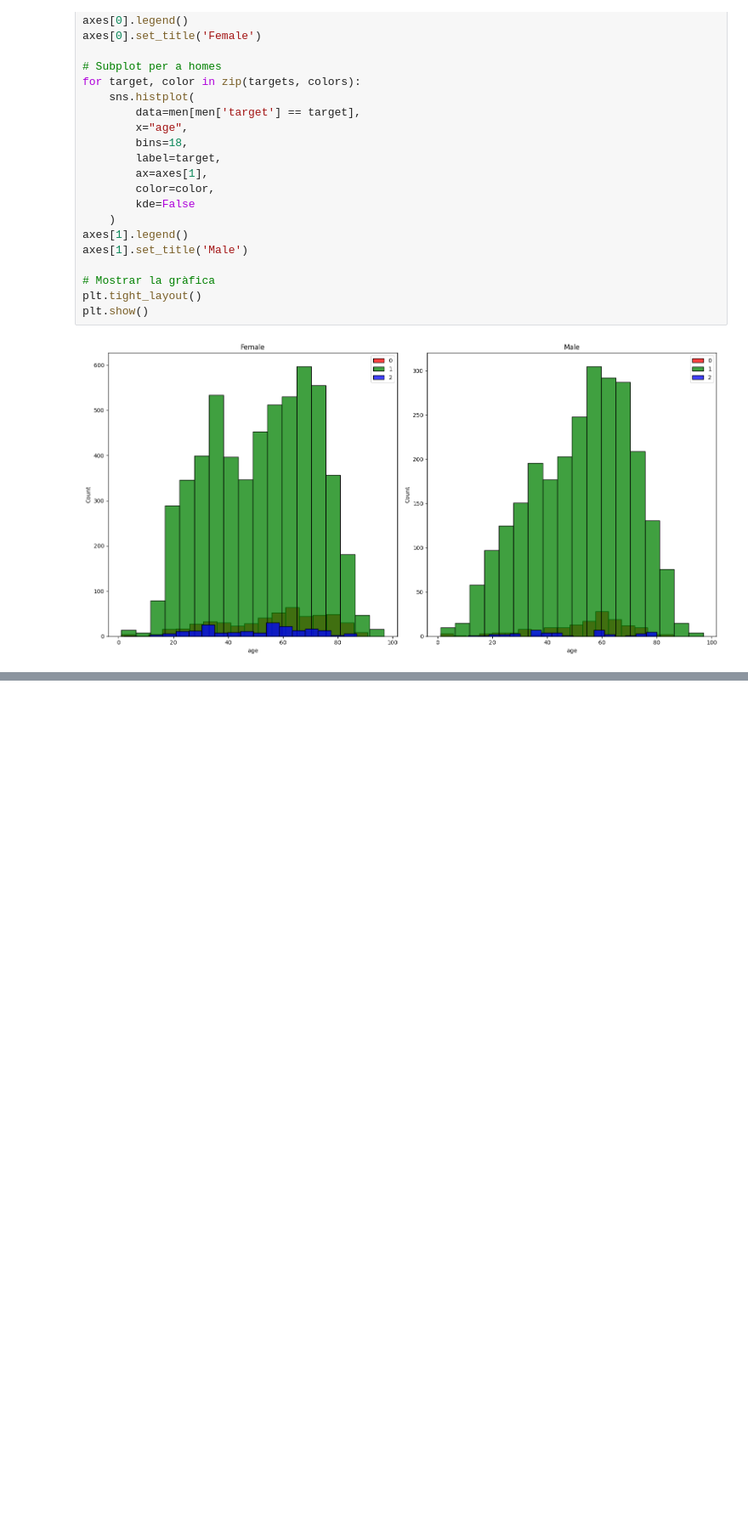
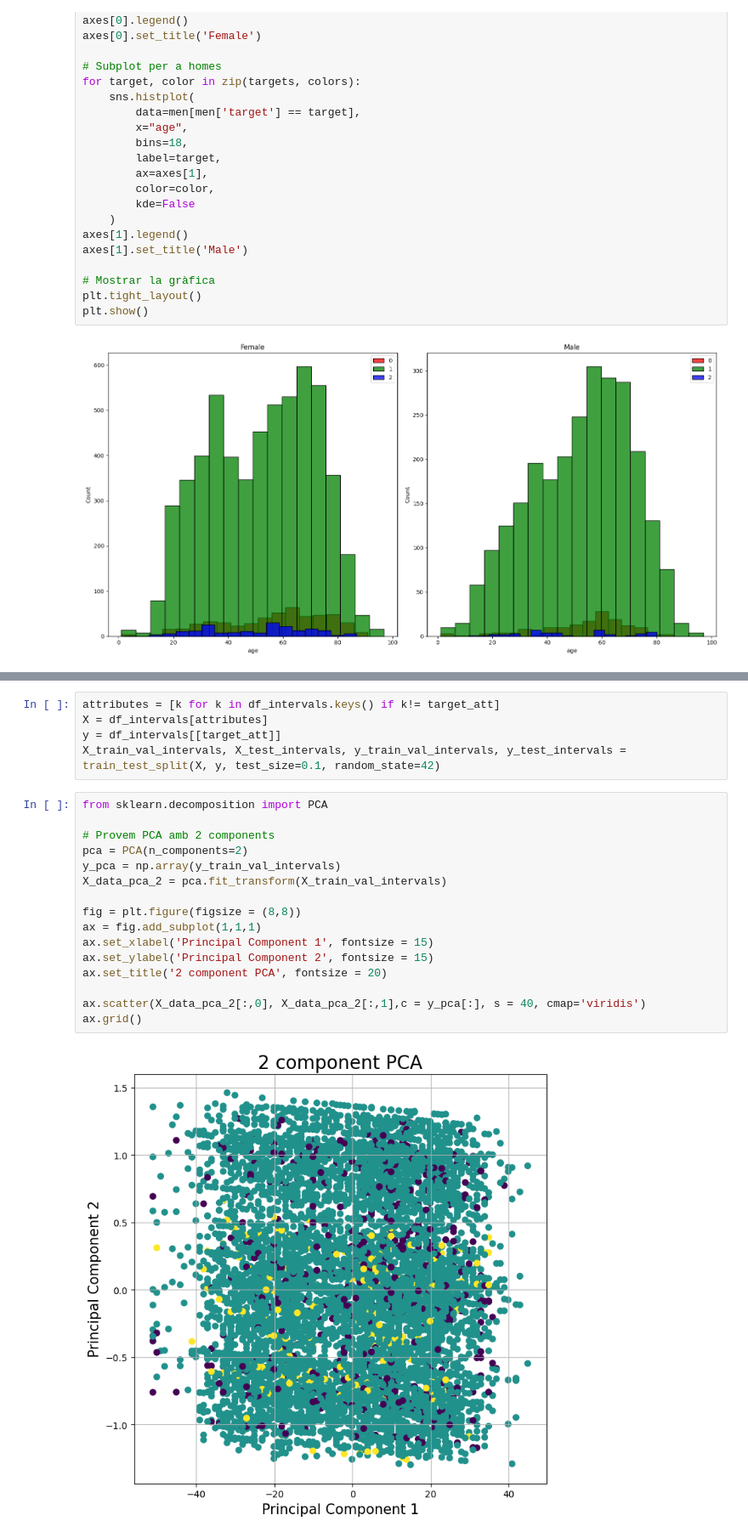
Before and after one commit to NIU1668072/ThyroidDiseaseClassification, a Jupyter notebook: thyroid.ipynb, the cells around one changed output, grey strips where cells are left out. Shown at 85% size. Saved outputs shown, nothing was run; the diff lists cells and outputs as text; blank space fills up the shorter version.

Commit message:
Arreglar errors i df_intervals

```diff
--- a/thyroid.ipynb
+++ b/thyroid.ipynb
@@ -590,0 +639,23 @@ KeyboardInterrupt:
+# %%
+attributes = [k for k in df_intervals.keys() if k!= target_att]
+X = df_intervals[attributes]
+y = df_intervals[[target_att]]
+X_train_val_intervals, X_test_intervals, y_train_val_intervals, y_test_intervals = train_test_split(X, y, test_size=0.1, random_state=42)
+# %%
+from sklearn.decomposition import PCA
+
+# Provem PCA amb 2 components
+pca = PCA(n_components=2)
+y_pca = np.array(y_train_val_intervals)
+X_data_pca_2 = pca.fit_transform(X_train_val_intervals)
+
+fig = plt.figure(figsize = (8,8))
+ax = fig.add_subplot(1,1,1)
+ax.set_xlabel('Principal Component 1', fontsize = 15)
+ax.set_ylabel('Principal Component 2', fontsize = 15)
+ax.set_title('2 component PCA', fontsize = 20)
+
+ax.scatter(X_data_pca_2[:,0], X_data_pca_2[:,1],c = y_pca[:], s = 40, cmap='viridis')
+ax.grid()
+# %% [output]
+[figure, added]
```
Also changed, not shown: parts of 15 cells of this notebook, 8 other files.
